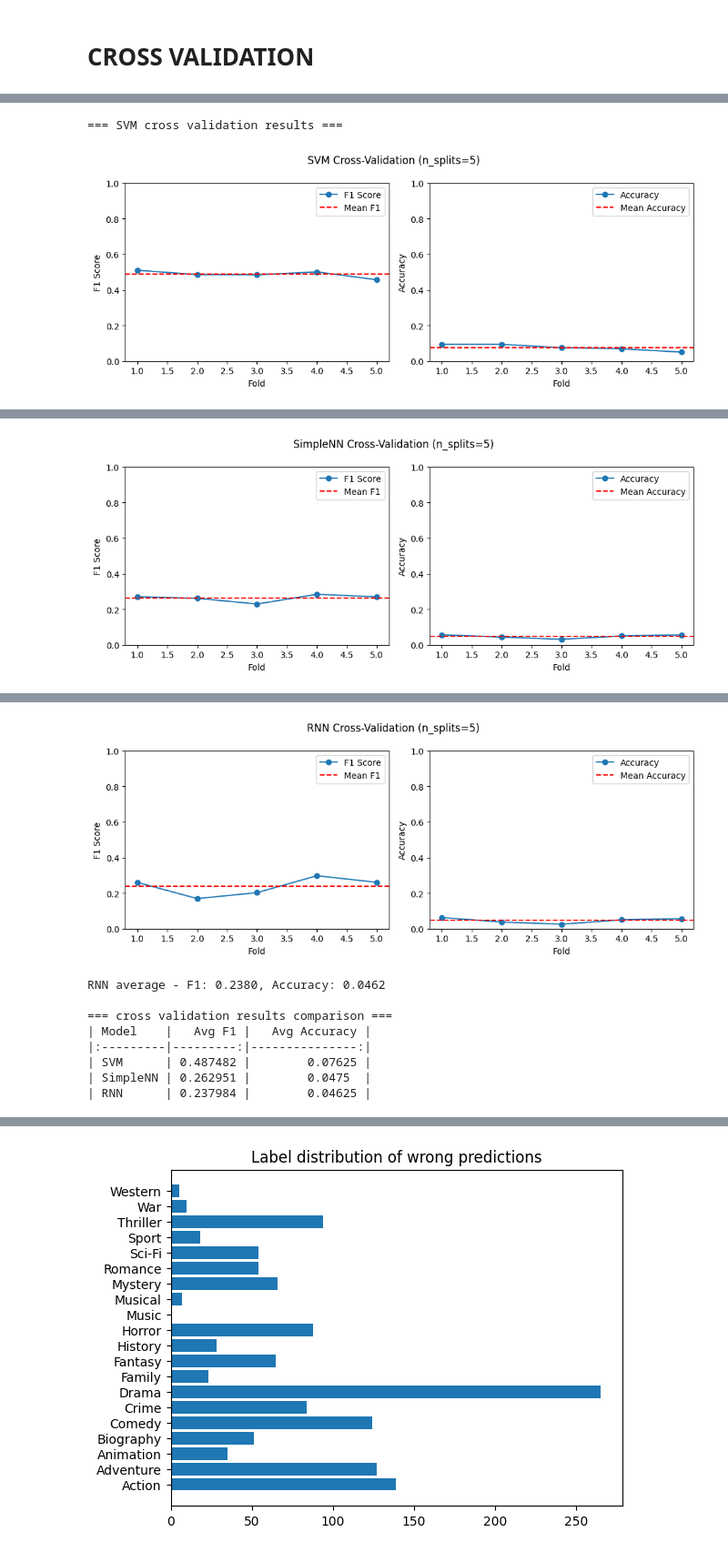
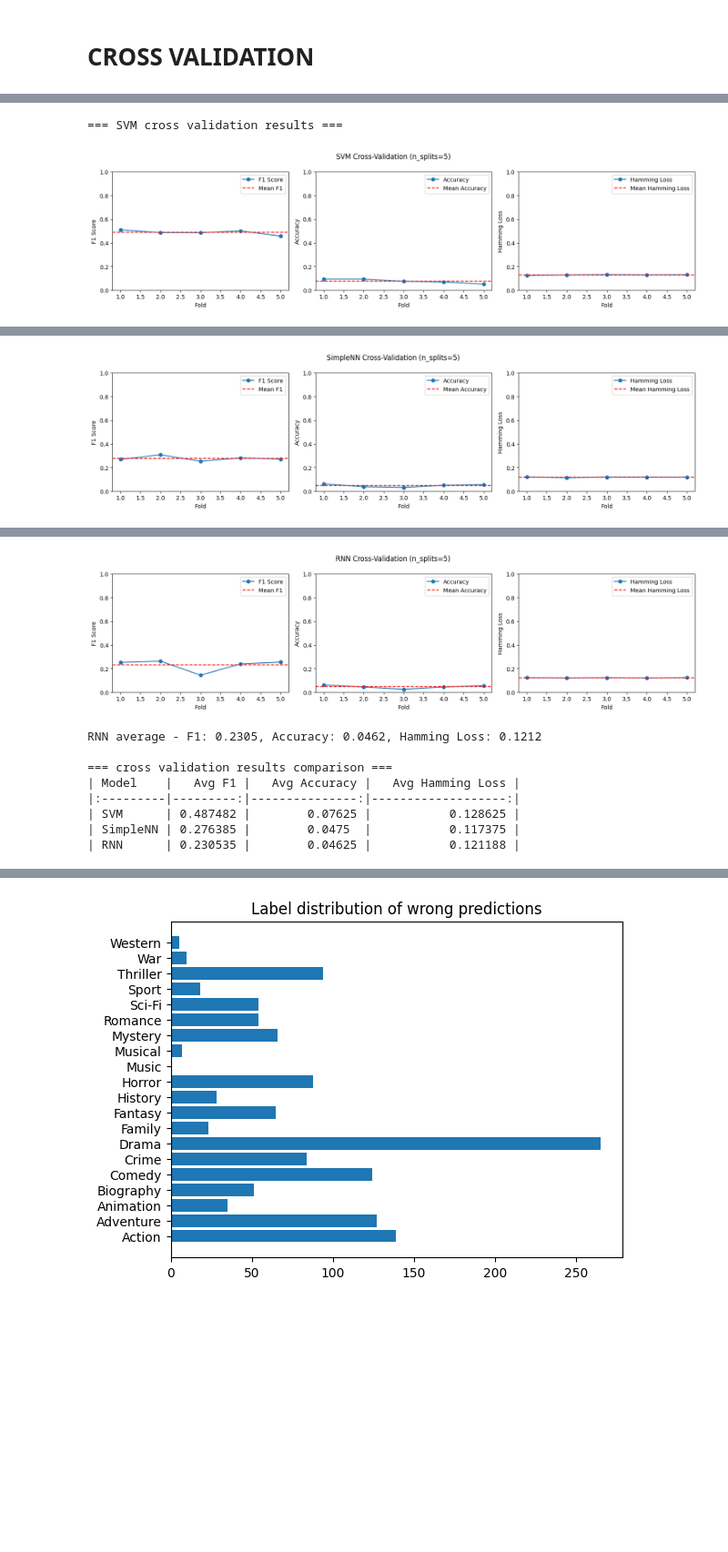
Before and after one commit to sleepyliii/project, a Jupyter notebook: model_train.ipynb, the cells around one changed output, grey strips where cells are left out. Shown: that part at 91% size. Drawn from its saved outputs; the diff is of its cells as text; code cells hidden in the pictures; blank space fills up the shorter version.

```diff
--- a/model_train.ipynb
+++ b/model_train.ipynb
@@ -418,10 +442,9 @@ plt.savefig("model_comparison.png")
 # %% [markdown]
 # CROSS VALIDATION
 # %%
-
 import numpy as np
 from sklearn.model_selection import KFold
-from sklearn.metrics import f1_score, accuracy_score
+from sklearn.metrics import f1_score, accuracy_score, hamming_loss
 import torch
 from torch.utils.data import TensorDataset, DataLoader
 
@@ -486,14 +509,17 @@ def cross_validate(model_type, X, y, n_splits=5):
 
         fold_f1 = f1_score(y_val, preds, average='micro')
         fold_acc = accuracy_score(y_val, preds)
-        fold_results.append({'fold': fold+1, 'f1': fold_f1, 'accuracy': fold_acc})
-        print(f"Fold {fold+1} - F1: {fold_f1:.4f}, Accuracy: {fold_acc:.4f}")
+        fold_hamming = hamming_loss(y_val, preds)
+        fold_results.append({'fold': fold+1, 'f1': fold_f1, 'accuracy': fold_acc, 'hamming_loss': fold_hamming})
+        print(f"Fold {fold+1} - F1: {fold_f1:.4f}, Accuracy: {fold_acc:.4f}, Hamming Loss: {fold_hamming:.4f}")
 
     avg_f1 = np.mean([r['f1'] for r in fold_results])
     avg_acc = np.mean([r['accuracy'] for r in fold_results])
+    avg_hamming = np.mean([r['hamming_loss'] for r in fold_results])
     print(f"\n=== {model_type} cross validation results ===")
     print(f"Average F1: {avg_f1:.4f}")
     print(f"Average Accuracy: {avg_acc:.4f}")
+    print(f"Average Hamming Loss: {avg_hamming:.4f}")
 
     return fold_results
 
@@ -503,11 +529,7 @@ y_cv = y_train.numpy() if isinstance(y_train, torch.Tensor) else y_train
 print("Doing cross validation...")
 
 svm_cv_results = cross_validate('SVM', X_cv, y_cv)
-
 simplenn_cv_results = cross_validate('SimpleNN', X_cv, y_cv)
-
-# cnn_cv_results = cross_validate('CNN', X_cv, y_cv)
-
 rnn_cv_results = cross_validate('RNN', X_cv, y_cv)
 # %% [output]
 Doing cross validation...
@@ -533,8 +555,9 @@ import matplotlib.pyplot as plt
 
 def plot_cv_results(results_dict, title):
     df = pd.DataFrame(results_dict)
-    plt.figure(figsize=(10, 4))
-    plt.subplot(1, 2, 1)
+    plt.figure(figsize=(15, 4))
+
+    plt.subplot(1, 3, 1)
     plt.plot(df['fold'], df['f1'], 'o-', label='F1 Score')
     plt.axhline(y=df['f1'].mean(), color='r', linestyle='--', label='Mean F1')
     plt.xlabel('Fold')
@@ -542,11 +565,19 @@ def plot_cv_results(results_dict, title):
     plt.ylim(0, 1.0)
     plt.legend()
 
-    plt.subplot(1, 2, 2)
+    plt.subplot(1, 3, 2)
     plt.plot(df['fold'], df['accuracy'], 'o-', label='Accuracy')
     plt.axhline(y=df['accuracy'].mean(), color='r', linestyle='--', label='Mean Accuracy')
     plt.xlabel('Fold')
     plt.ylabel('Accuracy')
+    plt.ylim(0, 1.0)
+    plt.legend()
+
+    plt.subplot(1, 3, 3)
+    plt.plot(df['fold'], df['hamming_loss'], 'o-', label='Hamming Loss')
+    plt.axhline(y=df['hamming_loss'].mean(), color='r', linestyle='--', label='Mean Hamming Loss')
+    plt.xlabel('Fold')
+    plt.ylabel('Hamming Loss')
     plt.ylim(0, 1.0)
     plt.legend()
 
@@ -557,17 +588,20 @@ def plot_cv_results(results_dict, title):
 print("\n=== SVM cross validation results ===")
 plot_cv_results(svm_cv_results, "SVM")
 print(f"SVM average - F1: {np.mean([r['f1'] for r in svm_cv_results]):.4f}, "
-      f"Accuracy: {np.mean([r['accuracy'] for r in svm_cv_results]):.4f}")
+      f"Accuracy: {np.mean([r['accuracy'] for r in svm_cv_results]):.4f}, "
+      f"Hamming Loss: {np.mean([r['hamming_loss'] for r in svm_cv_results]):.4f}")
 
 print("\n=== SimpleNN cross validation results ===")
 plot_cv_results(simplenn_cv_results, "SimpleNN")
 print(f"SimpleNN average - F1: {np.mean([r['f1'] for r in simplenn_cv_results]):.4f}, "
-      f"Accuracy: {np.mean([r['accuracy'] for r in simplenn_cv_results]):.4f}")
+      f"Accuracy: {np.mean([r['accuracy'] for r in simplenn_cv_results]):.4f}, "
+      f"Hamming Loss: {np.mean([r['hamming_loss'] for r in simplenn_cv_results]):.4f}")
 
 print("\n=== RNN cross validation results ===")
 plot_cv_results(rnn_cv_results, "RNN")
 print(f"RNN average - F1: {np.mean([r['f1'] for r in rnn_cv_results]):.4f}, "
-      f"Accuracy: {np.mean([r['accuracy'] for r in rnn_cv_results]):.4f}")
+      f"Accuracy: {np.mean([r['accuracy'] for r in rnn_cv_results]):.4f}, "
+      f"Hamming Loss: {np.mean([r['hamming_loss'] for r in rnn_cv_results]):.4f}")
 
 print("\n=== cross validation results comparison ===")
 results_comparison = {
@@ -581,36 +615,49 @@ results_comparison = {
         np.mean([r['accuracy'] for r in svm_cv_results]),
         np.mean([r['accuracy'] for r in simplenn_cv_results]),
         np.mean([r['accuracy'] for r in rnn_cv_results])
+    ],
+    "Avg Hamming Loss": [
+        np.mean([r['hamming_loss'] for r in svm_cv_results]),
+        np.mean([r['hamming_loss'] for r in simplenn_cv_results]),
+        np.mean([r['hamming_loss'] for r in rnn_cv_results])
     ]
 }
 
 print(pd.DataFrame(results_comparison).to_markdown(index=False))
 
-plt.figure(figsize=(12, 5))
-plt.subplot(1, 2, 1)
+plt.figure(figsize=(18, 5))
+plt.subplot(1, 3, 1)
 plt.bar(results_comparison["Model"], results_comparison["Avg F1"], color=['#1f77b4', '#ff7f0e', '#2ca02c'])
 plt.title("Average F1 Score Comparison")
 plt.ylim(0, 1.0)
 
-plt.subplot(1, 2, 2)
+plt.subplot(1, 3, 2)
 plt.bar(results_comparison["Model"], results_comparison["Avg Accuracy"], color=['#1f77b4', '#ff7f0e', '#2ca02c'])
 plt.title("Average Accuracy Comparison")
+plt.ylim(0, 1.0)
+
+plt.subplot(1, 3, 3)
+plt.bar(results_comparison["Model"], results_comparison["Avg Hamming Loss"], color=['#1f77b4', '#ff7f0e', '#2ca02c'])
+plt.title("Average Hamming Loss Comparison")
 plt.ylim(0, 1.0)
 
 plt.tight_layout()
 plt.show()
 
 wandb.init(project="movie_cross_validation")
 wandb.log({
     "svm_cv_f1": results_comparison["Avg F1"][0],
     "svm_cv_acc": results_comparison["Avg Accuracy"][0],
+    "svm_cv_hamming": results_comparison["Avg Hamming Loss"][0],
     "simplenn_cv_f1": results_comparison["Avg F1"][1],
     "simplenn_cv_acc": results_comparison["Avg Accuracy"][1],
+    "simplenn_cv_hamming": results_comparison["Avg Hamming Loss"][1],
     "rnn_cv_f1": results_comparison["Avg F1"][2],
     "rnn_cv_acc": results_comparison["Avg Accuracy"][2],
+    "rnn_cv_hamming": results_comparison["Avg Hamming Loss"][2],
     "model_comparison": wandb.Table(dataframe=pd.DataFrame(results_comparison))
 })
 wandb.finish()
 # %% [output]
 === SVM cross validation results ===
-[figure, old version]
+[figure, new version]
@@ -618,3 +665,3 @@ SVM average - F1: 0.4875, Accuracy: 0.0763
 
 === SimpleNN cross validation results ===
-[figure, old version]
+[figure, new version]
@@ -622,11 +669,11 @@ SimpleNN average - F1: 0.2630, Accuracy: 0.0475
 
 === RNN cross validation results ===
-[figure, old version]
+[figure, new version]
-RNN average - F1: 0.2380, Accuracy: 0.0462
+RNN average - F1: 0.2305, Accuracy: 0.0462, Hamming Loss: 0.1212
 
 === cross validation results comparison ===
-| Model    |   Avg F1 |   Avg Accuracy |
-|:---------|---------:|---------------:|
-| SVM      | 0.487482 |        0.07625 |
-| SimpleNN | 0.262951 |        0.0475  |
-| RNN      | 0.237984 |        0.04625 |
+| Model    |   Avg F1 |   Avg Accuracy |   Avg Hamming Loss |
+|:---------|---------:|---------------:|-------------------:|
+| SVM      | 0.487482 |        0.07625 |           0.128625 |
+| SimpleNN | 0.276385 |        0.0475  |           0.117375 |
+| RNN      | 0.230535 |        0.04625 |           0.121188 |
```
Also changed, not shown: parts of 6 cells of this notebook.
